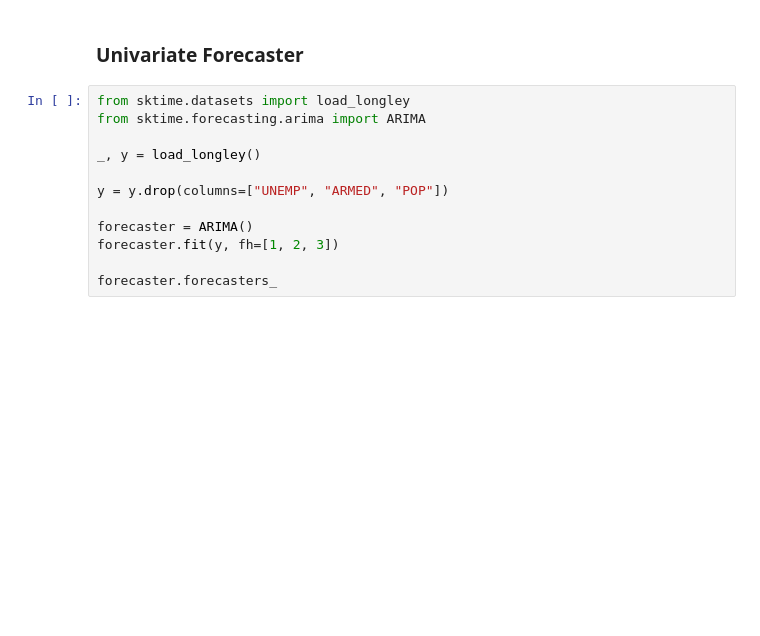
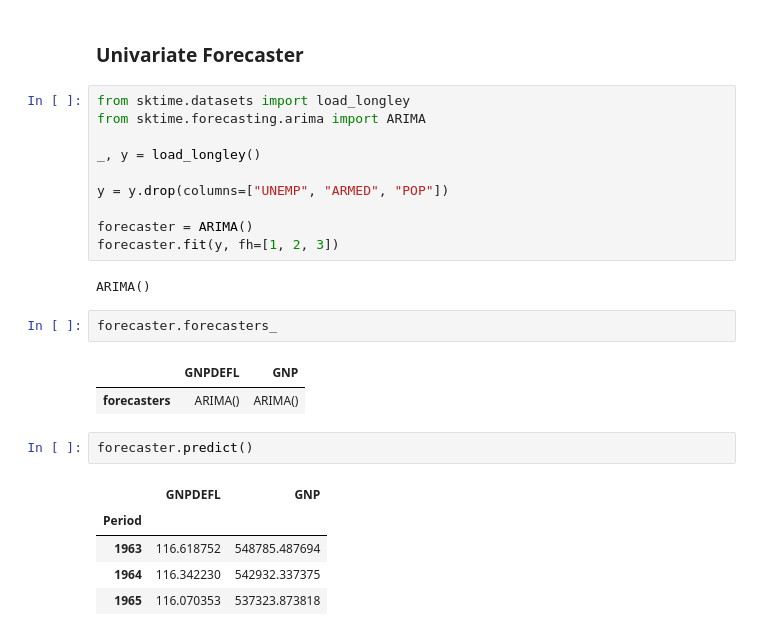
Before and after one commit to Mayurji/Explore-Libraries, a Jupyter notebook: timeseries/sktime/basic.ipynb, the cells around one changed output. Saved outputs shown, nothing was run; the diff lists cells and outputs as text; blank space fills up the shorter version.

```diff
--- a/timeseries/sktime/basic.ipynb
+++ b/timeseries/sktime/basic.ipynb
@@ -100,5 +193,18 @@ y = y.drop(columns=["UNEMP", "ARMED", "POP"])
 
 forecaster = ARIMA()
 forecaster.fit(y, fh=[1, 2, 3])
-
-forecaster.forecasters_
+# %% [output]
+ARIMA()
+# %%
+forecaster.forecasters_
+# %% [output]
+|  | GNPDEFL | GNP |
+| forecasters | ARIMA() | ARIMA() |
+# %%
+forecaster.predict()
+# %% [output]
+|  | GNPDEFL | GNP |
+| Period |  |  |
+| 1963 | 116.618752 | 548785.487694 |
+| 1964 | 116.342230 | 542932.337375 |
+| 1965 | 116.070353 | 537323.873818 |
```
Also changed, not shown: parts of 11 cells of this notebook, 5 other files.
